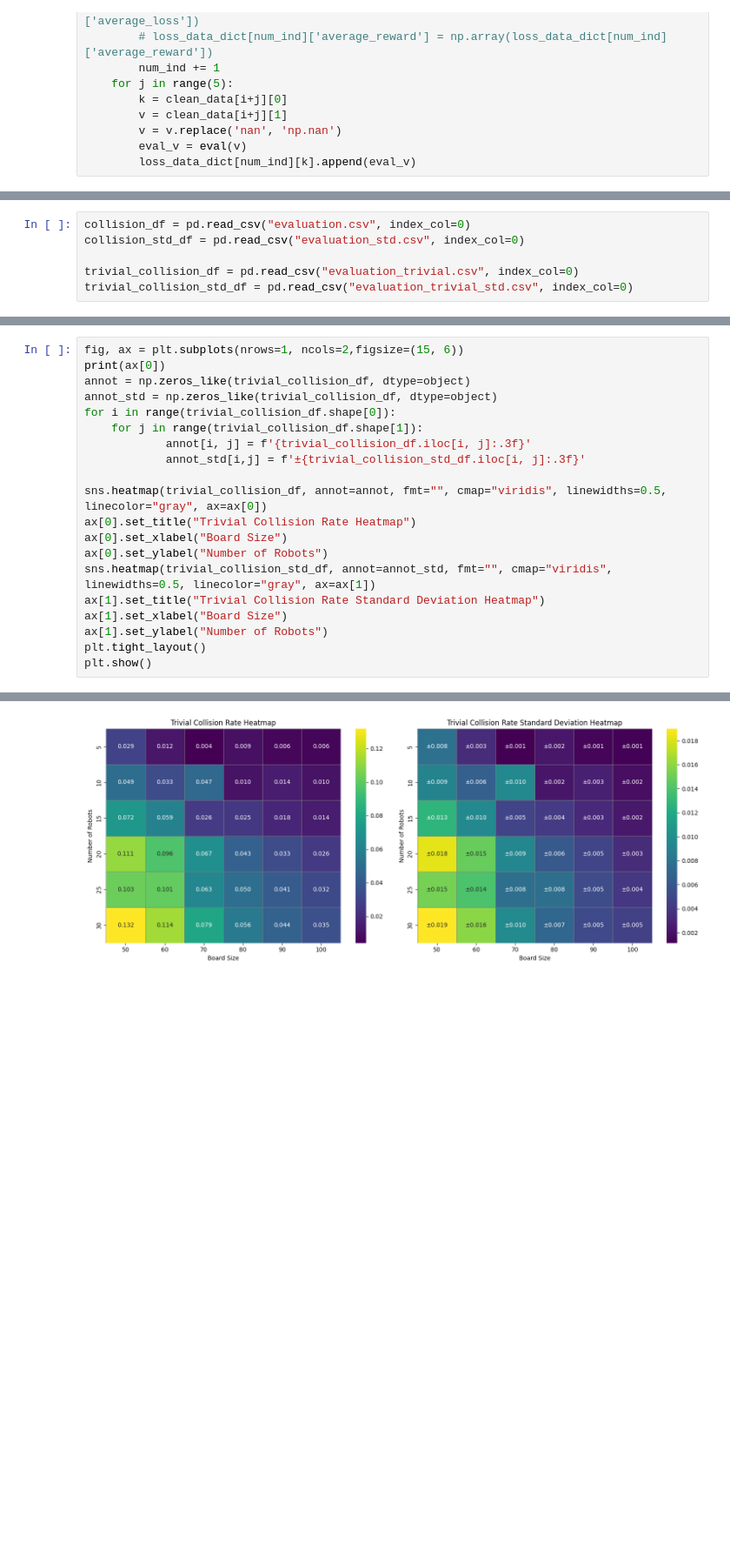
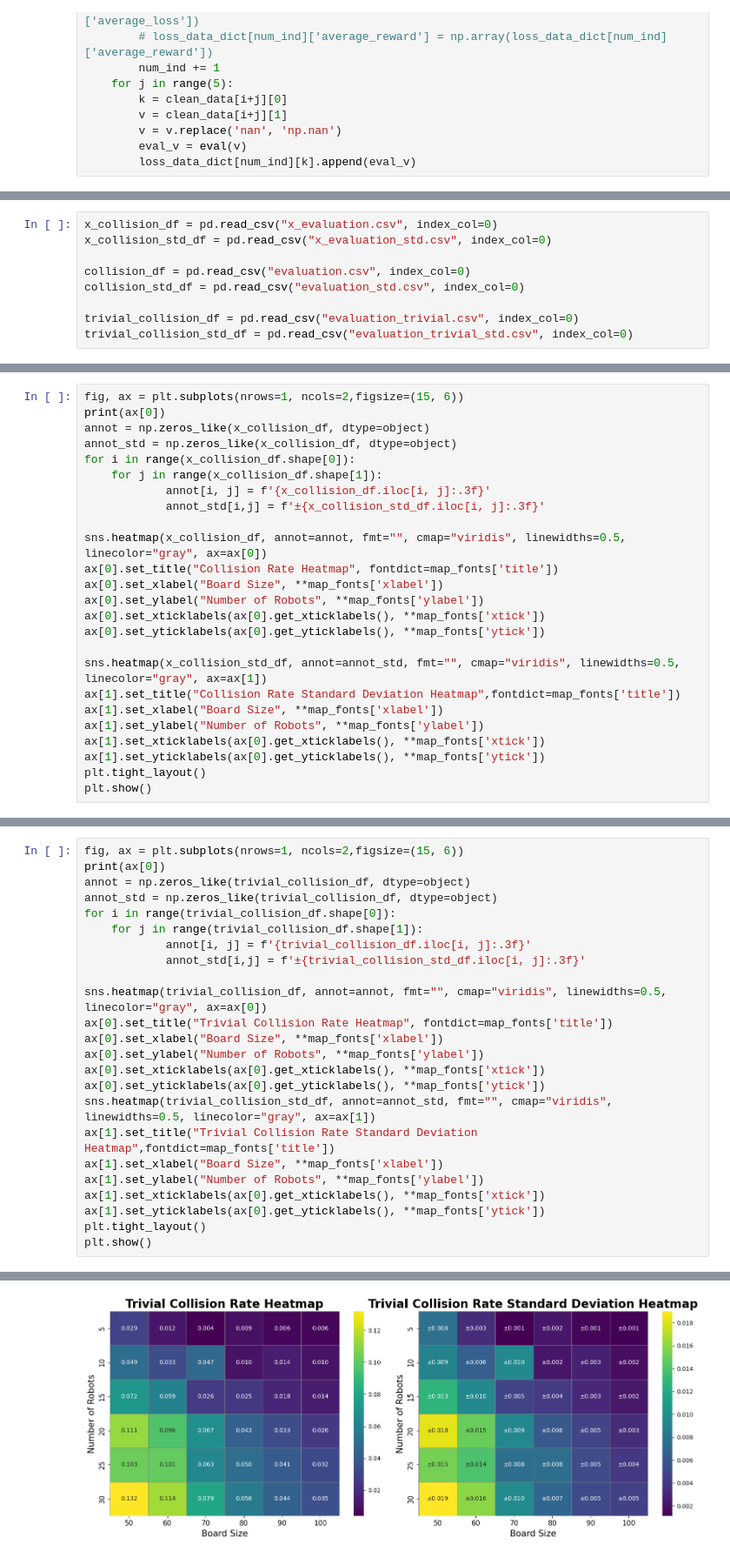
Before and after one commit to Death-Raider/Personal_Projects, a Jupyter notebook: GoalChasing_QLearning/output_processing.ipynb, the cells around one changed output, grey strips where cells are left out. Shown at 87% size. Cells and saved outputs as stored; diff of their text form; blank space fills up the shorter version.

```diff
--- a/GoalChasing_QLearning/output_processing.ipynb
+++ b/GoalChasing_QLearning/output_processing.ipynb
@@ -118,4 +154,7 @@ plt.show()
 # %%
+x_collision_df = pd.read_csv("x_evaluation.csv", index_col=0)
+x_collision_std_df = pd.read_csv("x_evaluation_std.csv", index_col=0)
+
 collision_df = pd.read_csv("evaluation.csv", index_col=0)
 collision_std_df = pd.read_csv("evaluation_std.csv", index_col=0)
 
@@ -143,0 +163,25 @@ trivial_collision_df
+# %%
+fig, ax = plt.subplots(nrows=1, ncols=2,figsize=(15, 6))
+print(ax[0])
+annot = np.zeros_like(x_collision_df, dtype=object)
+annot_std = np.zeros_like(x_collision_df, dtype=object)
+for i in range(x_collision_df.shape[0]):
+    for j in range(x_collision_df.shape[1]):
+            annot[i, j] = f'{x_collision_df.iloc[i, j]:.3f}'
+            annot_std[i,j] = f'±{x_collision_std_df.iloc[i, j]:.3f}'
+
+sns.heatmap(x_collision_df, annot=annot, fmt="", cmap="viridis", linewidths=0.5, linecolor="gray", ax=ax[0])
+ax[0].set_title("Collision Rate Heatmap", fontdict=map_fonts['title'])
+ax[0].set_xlabel("Board Size", **map_fonts['xlabel'])
+ax[0].set_ylabel("Number of Robots", **map_fonts['ylabel'])
+ax[0].set_xticklabels(ax[0].get_xticklabels(), **map_fonts['xtick'])
+ax[0].set_yticklabels(ax[0].get_yticklabels(), **map_fonts['ytick'])
+
+sns.heatmap(x_collision_std_df, annot=annot_std, fmt="", cmap="viridis", linewidths=0.5, linecolor="gray", ax=ax[1])
+ax[1].set_title("Collision Rate Standard Deviation Heatmap",fontdict=map_fonts['title'])
+ax[1].set_xlabel("Board Size", **map_fonts['xlabel'])
+ax[1].set_ylabel("Number of Robots", **map_fonts['ylabel'])
+ax[1].set_xticklabels(ax[0].get_xticklabels(), **map_fonts['xtick'])
+ax[1].set_yticklabels(ax[0].get_yticklabels(), **map_fonts['ytick'])
+plt.tight_layout()
+plt.show()
@@ -167,26 +218,30 @@ Axes(0.125,0.11;0.352273x0.77)
 # %%
 fig, ax = plt.subplots(nrows=1, ncols=2,figsize=(15, 6))
 print(ax[0])
 annot = np.zeros_like(trivial_collision_df, dtype=object)
 annot_std = np.zeros_like(trivial_collision_df, dtype=object)
 for i in range(trivial_collision_df.shape[0]):
     for j in range(trivial_collision_df.shape[1]):
             annot[i, j] = f'{trivial_collision_df.iloc[i, j]:.3f}'
             annot_std[i,j] = f'±{trivial_collision_std_df.iloc[i, j]:.3f}'
 
 sns.heatmap(trivial_collision_df, annot=annot, fmt="", cmap="viridis", linewidths=0.5, linecolor="gray", ax=ax[0])
-ax[0].set_title("Trivial Collision Rate Heatmap")
-ax[0].set_xlabel("Board Size")
-ax[0].set_ylabel("Number of Robots")
+ax[0].set_title("Trivial Collision Rate Heatmap", fontdict=map_fonts['title'])
+ax[0].set_xlabel("Board Size", **map_fonts['xlabel'])
+ax[0].set_ylabel("Number of Robots", **map_fonts['ylabel'])
+ax[0].set_xticklabels(ax[0].get_xticklabels(), **map_fonts['xtick'])
+ax[0].set_yticklabels(ax[0].get_yticklabels(), **map_fonts['ytick'])
 sns.heatmap(trivial_collision_std_df, annot=annot_std, fmt="", cmap="viridis", linewidths=0.5, linecolor="gray", ax=ax[1])
-ax[1].set_title("Trivial Collision Rate Standard Deviation Heatmap")
-ax[1].set_xlabel("Board Size")
-ax[1].set_ylabel("Number of Robots")
+ax[1].set_title("Trivial Collision Rate Standard Deviation Heatmap",fontdict=map_fonts['title'])
+ax[1].set_xlabel("Board Size", **map_fonts['xlabel'])
+ax[1].set_ylabel("Number of Robots", **map_fonts['ylabel'])
+ax[1].set_xticklabels(ax[0].get_xticklabels(), **map_fonts['xtick'])
+ax[1].set_yticklabels(ax[0].get_yticklabels(), **map_fonts['ytick'])
 plt.tight_layout()
 plt.show()
 # %% [output]
 Axes(0.125,0.11;0.352273x0.77)
-[figure, old version]
+[figure, new version]
 # %%
 from math import factorial, comb, exp
 
```
Also changed, not shown: parts of 34 cells of this notebook, 57 other files.
